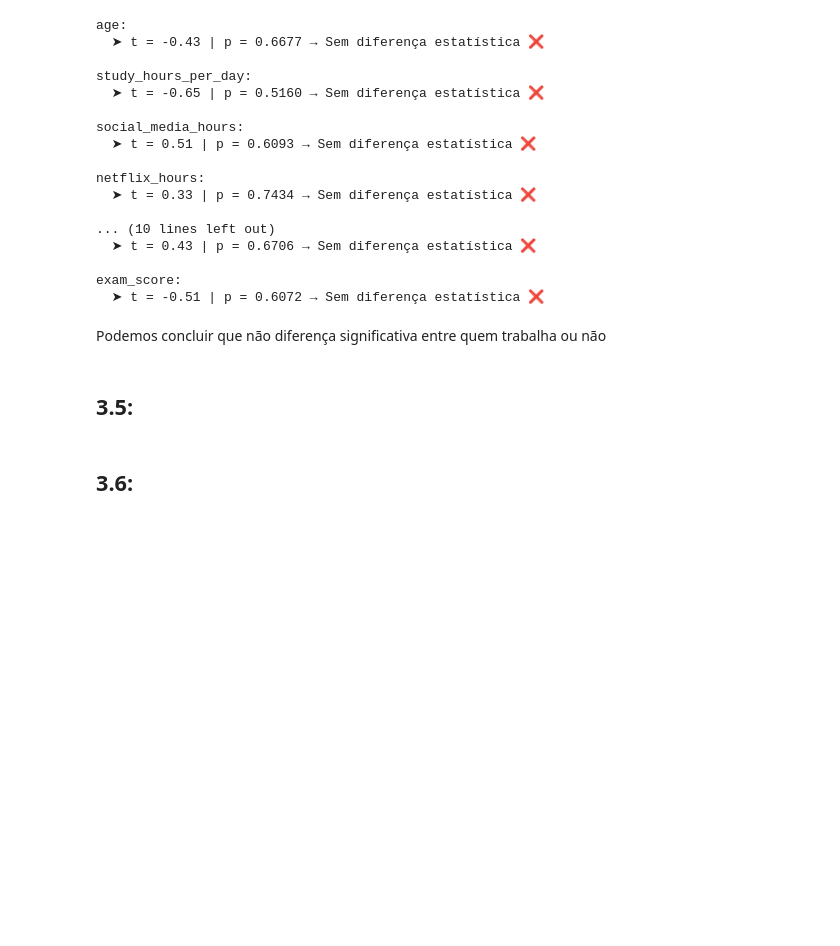
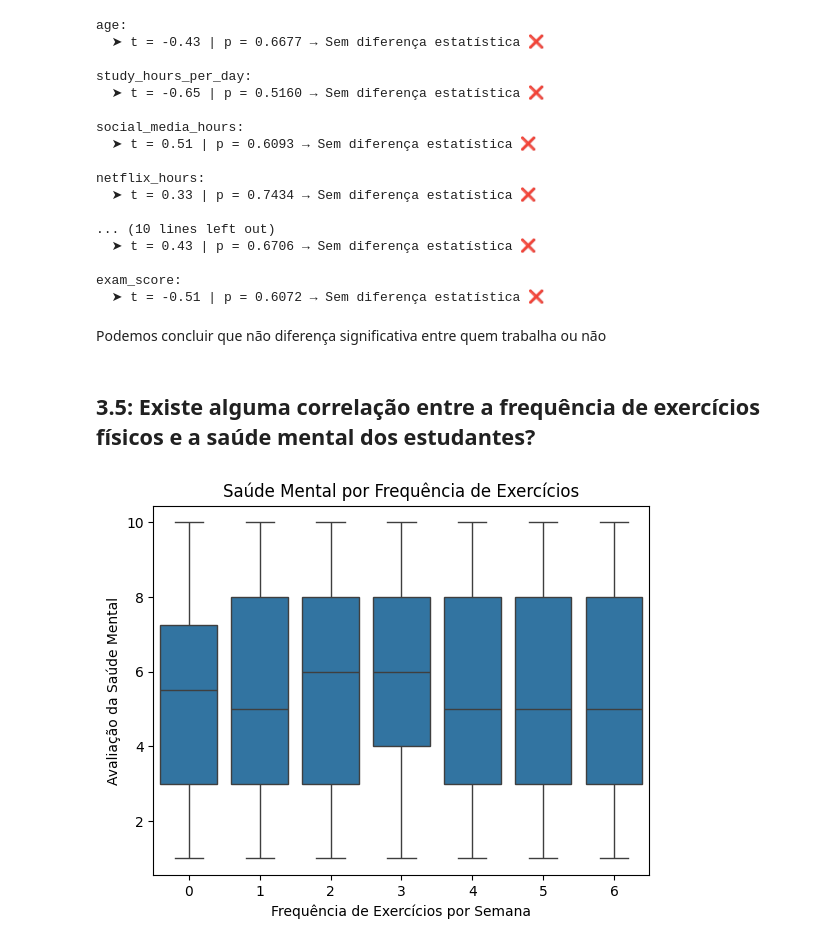
Before and after one commit to wilsonxdrone/N2-2B_AnaliseDados, a Jupyter notebook: analiseestudantes.ipynb, the cells around one changed output. Saved outputs shown, nothing was run; the diff lists cells and outputs as text; code cells hidden in the pictures; blank space fills up the shorter version.

```diff
--- a/analiseestudantes.ipynb
+++ b/analiseestudantes.ipynb
@@ -368,7 +414,13 @@ exam_score:
   ➤ t = -0.51 | p = 0.6072 → Sem diferença estatística ❌
 # %% [markdown]
 Podemos concluir que não diferença significativa entre quem trabalha ou não
-# %% [markdown]
-## 3.5:
-# %% [markdown]
-## 3.6:
+# %% [markdown]
+## 3.5: Existe alguma correlação entre a frequência de exercícios físicos e a saúde mental dos estudantes?
+# %%
+sns.boxplot(x='exercise_frequency', y='mental_health_rating', data=dataset)
+plt.title('Saúde Mental por Frequência de Exercícios')
+plt.xlabel('Frequência de Exercícios por Semana')
+plt.ylabel('Avaliação da Saúde Mental')
+plt.show()
+# %% [output]
+[figure, added]
```
Also changed, not shown: parts of 16 cells of this notebook.
